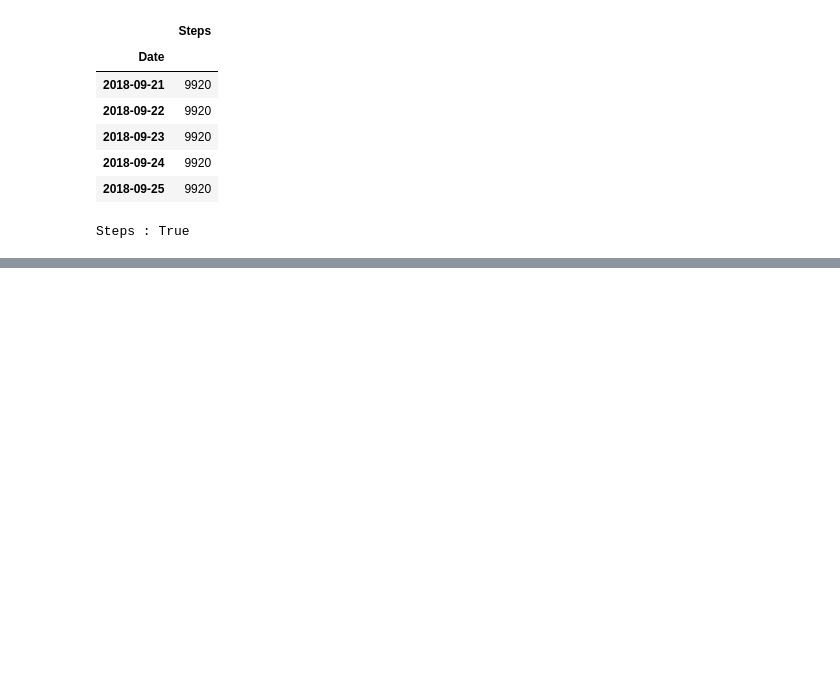
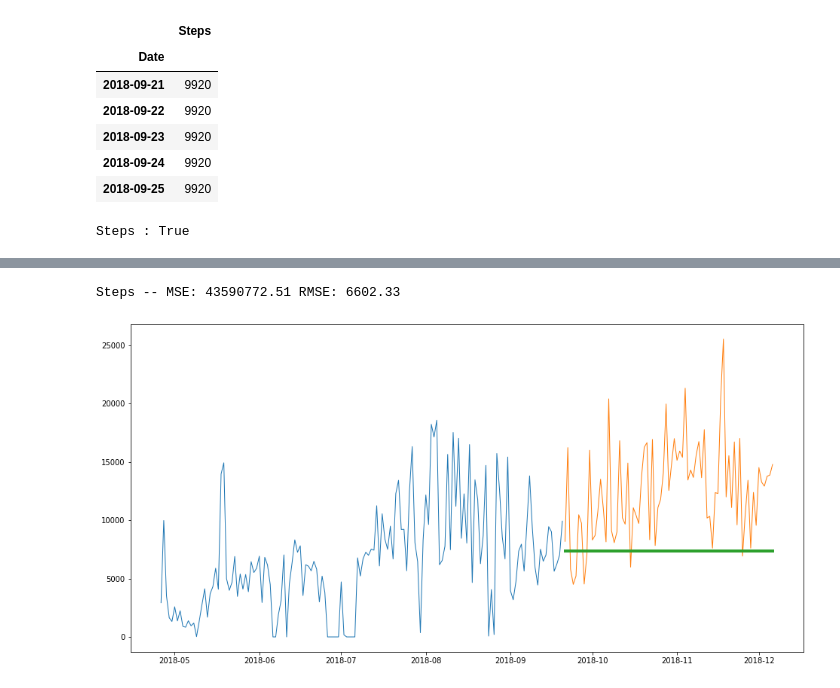
Before and after one commit to Bayes19/Project-Fitbit, a Jupyter notebook: Baseline for Steps .ipynb, the cells around one changed output, grey strips where cells are left out. Saved outputs shown, nothing was run; the diff lists cells and outputs as text; code cells hidden in the pictures; blank space fills up the shorter version.

```diff
--- a/Baseline for Steps .ipynb
+++ b/Baseline for Steps .ipynb
@@ -121,0 +165,5 @@ KeyError: 'Dates'
+# %%
+plot_and_eval(target_vars, train = train, test = test)
+# %% [output]
+Steps -- MSE: 43590772.51 RMSE: 6602.33
+[figure, added]
```
Also changed, not shown: parts of 17 cells of this notebook.
